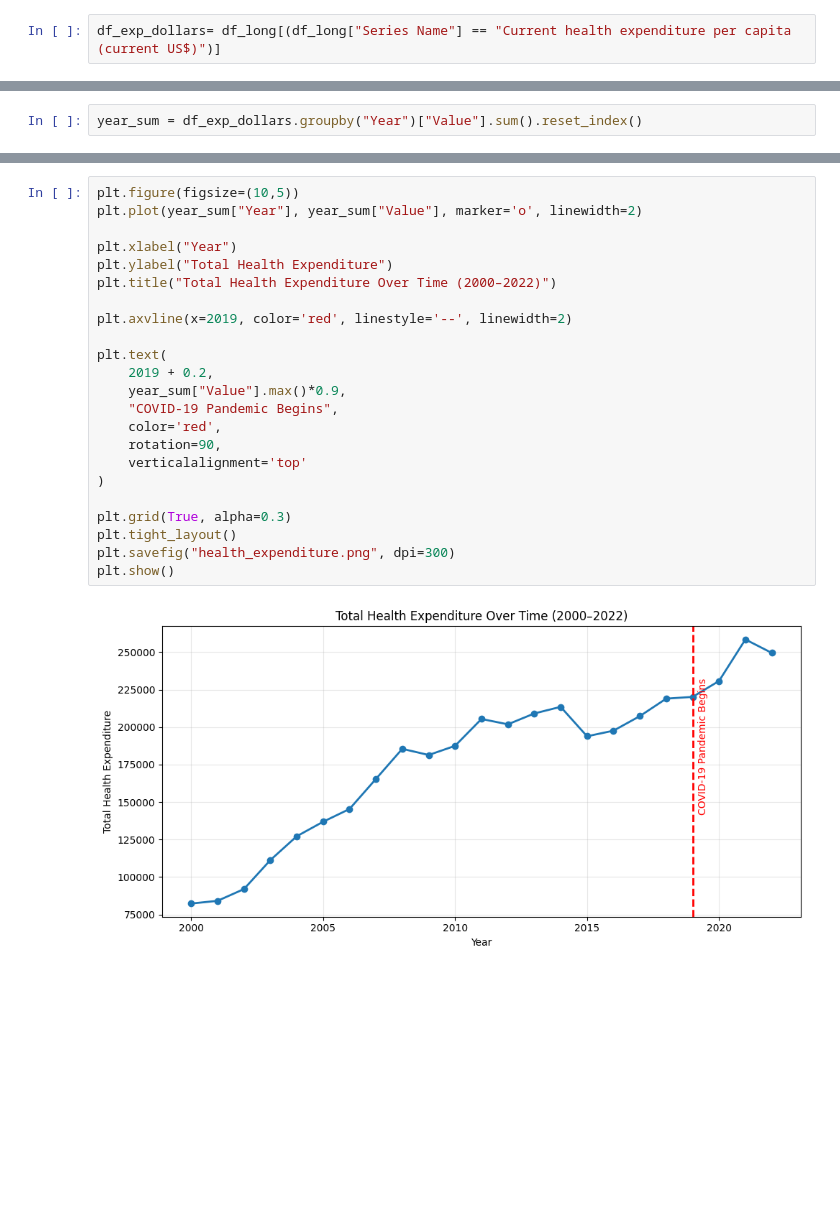
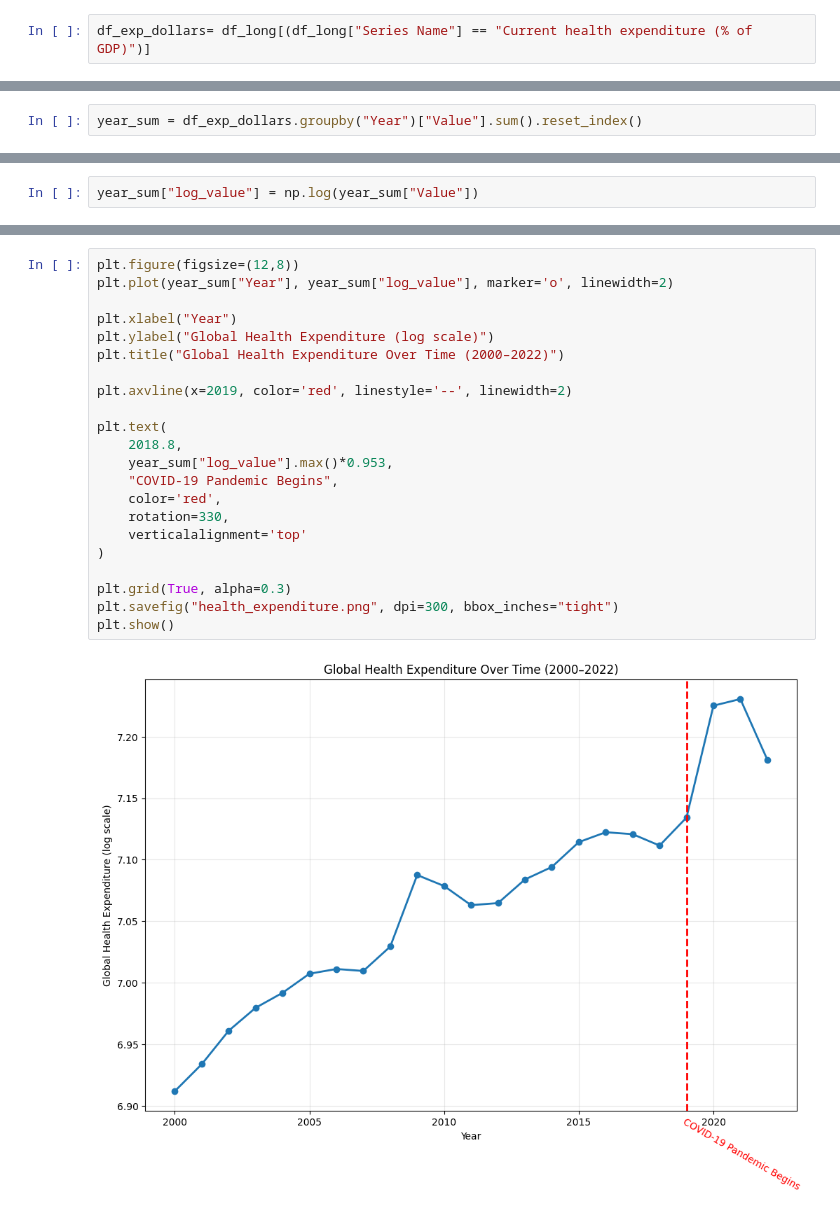
Before and after one commit to drytea19/DS-4200-Global-Mortality-Rates-and-Healthcare-Performance, a Jupyter notebook: final_project.ipynb, the cells around one changed output, grey strips where cells are left out. Saved outputs shown, nothing was run; the diff lists cells and outputs as text; blank space fills up the shorter version.

```diff
--- a/final_project.ipynb
+++ b/final_project.ipynb
@@ -305,7 +303,7 @@ dtype('O')
 # %% [markdown]
 VISUALIZATION 3: line plot aggregated total spending vs time
 # %%
-df_exp_dollars= df_long[(df_long["Series Name"] == "Current health expenditure per capita (current US$)")]
+df_exp_dollars= df_long[(df_long["Series Name"] == "Current health expenditure (% of GDP)")]
 # %%
 df_exp_dollars.dropna(subset=["Value", "Year"])
 # %% [output]
@@ -346,0 +345,2 @@ year_sum
+# %%
+year_sum["log_value"] = np.log(year_sum["Value"])
@@ -347,25 +367,24 @@ year_sum
 # %%
-plt.figure(figsize=(10,5))
-plt.plot(year_sum["Year"], year_sum["Value"], marker='o', linewidth=2)
+plt.figure(figsize=(12,8))
+plt.plot(year_sum["Year"], year_sum["log_value"], marker='o', linewidth=2)
 
 plt.xlabel("Year")
-plt.ylabel("Total Health Expenditure")
-plt.title("Total Health Expenditure Over Time (2000–2022)")
+plt.ylabel("Global Health Expenditure (log scale)")
+plt.title("Global Health Expenditure Over Time (2000–2022)")
 
 plt.axvline(x=2019, color='red', linestyle='--', linewidth=2)
 
 plt.text(
-    2019 + 0.2,
-    year_sum["Value"].max()*0.9,
+    2018.8,
+    year_sum["log_value"].max()*0.953,
     "COVID-19 Pandemic Begins",
     color='red',
-    rotation=90,
+    rotation=330,
     verticalalignment='top'
 )
 
 plt.grid(True, alpha=0.3)
-plt.tight_layout()
-plt.savefig("health_expenditure.png", dpi=300)
+plt.savefig("health_expenditure.png", dpi=300, bbox_inches="tight")
 plt.show()
 # %% [output]
-[figure, old version]
+[figure, new version]
```
Also changed, not shown: parts of 4 cells of this notebook, 5 other files.
